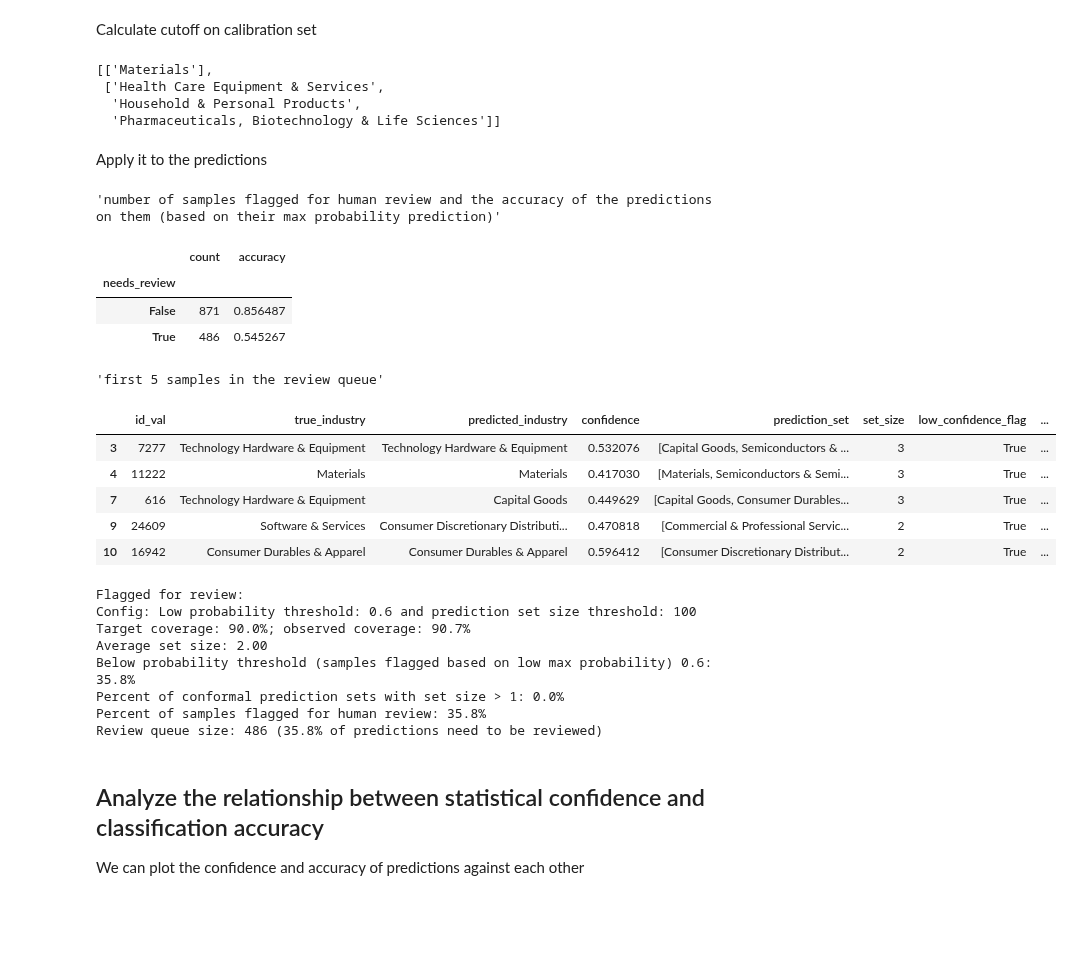
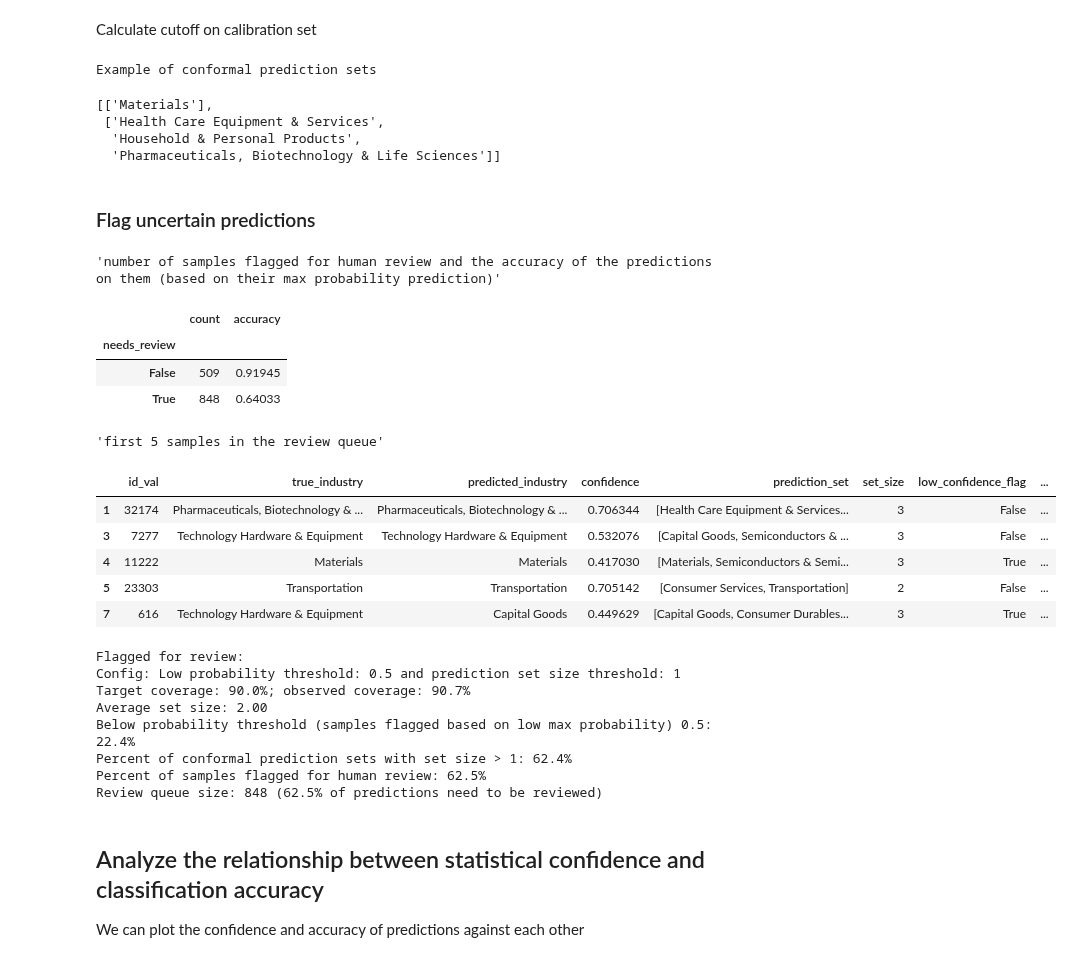
Before and after one commit to aobermuhlner/prov_repo_practica_1_DS, a Jupyter notebook: notebooks/notebooks_daniel/confidence.ipynb, the cells around one changed output. Cells and saved outputs as stored; diff of their text form; code cells hidden in the pictures; blank space fills up the shorter version.

Commit message:
Changed some comments, added margin based flagging for review too

```diff
--- a/notebooks/notebooks_daniel/confidence.ipynb
+++ b/notebooks/notebooks_daniel/confidence.ipynb
@@ -269,32 +288,42 @@ def conformal_prediction(y_probs, cutoff):
     prediction_sets = [industry_names[row].tolist() for row in in_prediction_set]
     return in_prediction_set, prediction_sets
 
+print("Example of conformal prediction sets")
 in_prediction_set, prediction_sets = conformal_prediction(y_probs, cutoff)
 prediction_sets[:2]
 # %% [output]
-[['Materials'],
- ['Health Care Equipment & Services',
-  'Household & Personal Products',
-  'Pharmaceuticals, Biotechnology & Life Sciences']]
+Example of conformal prediction sets
+[['Materials'],
+ ['Health Care Equipment & Services',
+  'Household & Personal Products',
+  'Pharmaceuticals, Biotechnology & Life Sciences']]
 # %% [markdown]
-Apply it to the predictions
+### Flag uncertain predictions
 # %%
 # Configuration
-LOW_PROBABILITY_THRESHOLD = 0.6 # flag predictions with max probability below threshold
+LOW_PROBABILITY_THRESHOLD = 0.5 # flag predictions with max probability below threshold
 SET_SIZE_THRESHOLD = 1 # flag prediction sets with size > threshold.
-
+MARGIN_THRESHOLD = 0.1 # flag predictions with margin between top 2 classes below threshold
 
 def flag_uncertain_predictions(y_probs, prediction_sets):
     # flag predictions with max probability below threshold
+    # We could use a differen confidence measure here.
     confidence = y_probs.max(axis=1)
     low_confidence = confidence < LOW_PROBABILITY_THRESHOLD
+
+    # We also flag for review if the margin between the top 2 predictions is too small
+    margin = confidence_difference_top_2(y_probs)
+    small_margin = margin < MARGIN_THRESHOLD
 
     # flag predictions with a conformal set size not equal to 1
     set_sizes = np.array([len(s) for s in prediction_sets])
     conformal_review = set_sizes > SET_SIZE_THRESHOLD
 
-    # review is either is true
-    needs_review = low_confidence | conformal_review
+    # review if the confidence is to low, margin is too small or the conformal prediction set size is too large
+    needs_review = (low_confidence
+        | small_margin
+        | conformal_review
+    )
     covered = in_prediction_set[np.arange(len(y_val)), y_val]
 
     conformal_results = pd.DataFrame({
@@ -311,48 +340,48 @@ def flag_uncertain_predictions(y_probs, prediction_sets):
     review_queue = conformal_results[conformal_results["needs_review_flag"]]
 
     review_summary = pd.DataFrame({
         "needs_review": needs_review,
         "correct": y_pred == y_val,
     }).groupby("needs_review").agg(count=("correct", "size"), accuracy=("correct", "mean"))
     display("number of samples flagged for human review and the accuracy of the predictions on them (based on their max probability prediction)")
     display(review_summary)
     display("first 5 samples in the review queue")
     display(review_queue.head())
 
 
     print("Flagged for review:")
     print(f"Config: Low probability threshold: {LOW_PROBABILITY_THRESHOLD} and prediction set size threshold: {SET_SIZE_THRESHOLD}")
     print(f"Target coverage: {1 - alpha:.1%}; observed coverage: {covered.mean():.1%}")
     print(f"Average set size: {set_sizes.mean():.2f}")
     print(f"Below probability threshold (samples flagged based on low max probability) {LOW_PROBABILITY_THRESHOLD}: {low_confidence.mean():.1%}")
     print(f"Percent of conformal prediction sets with set size > 1: {conformal_review.mean():.1%}")
     print(f"Percent of samples flagged for human review: {needs_review.mean():.1%}")
     print(f"Review queue size: {len(review_queue)} ({len(review_queue) / len(y_val):.1%} of predictions need to be reviewed)")
 
     return review_queue
 
 review_queue = flag_uncertain_predictions(y_probs, prediction_sets)
 # %% [output]
 'number of samples flagged for human review and the accuracy of the predictions on them (based on their max probability prediction)'
 |  | count | accuracy |
 | needs_review |  |  |
-| False | 871 | 0.856487 |
-| True | 486 | 0.545267 |
+| False | 509 | 0.91945 |
+| True | 848 | 0.64033 |
 'first 5 samples in the review queue'
 |  | id_val | true_industry | predicted_industry | confidence | prediction_set | set_size | low_confidence_flag | ... |
-| 3 | 7277 | Technology Hardware & Equipment | Technology Hardware & Equipment | 0.532076 | [Capital Goods, Semiconductors & ... | 3 | True | ... |
+| 1 | 32174 | Pharmaceuticals, Biotechnology & ... | Pharmaceuticals, Biotechnology & ... | 0.706344 | [Health Care Equipment & Services... | 3 | False | ... |
+| 3 | 7277 | Technology Hardware & Equipment | Technology Hardware & Equipment | 0.532076 | [Capital Goods, Semiconductors & ... | 3 | False | ... |
 | 4 | 11222 | Materials | Materials | 0.417030 | [Materials, Semiconductors & Semi... | 3 | True | ... |
+| 5 | 23303 | Transportation | Transportation | 0.705142 | [Consumer Services, Transportation] | 2 | False | ... |
 | 7 | 616 | Technology Hardware & Equipment | Capital Goods | 0.449629 | [Capital Goods, Consumer Durables... | 3 | True | ... |
-| 9 | 24609 | Software & Services | Consumer Discretionary Distributi... | 0.470818 | [Commercial & Professional Servic... | 2 | True | ... |
-| 10 | 16942 | Consumer Durables & Apparel | Consumer Durables & Apparel | 0.596412 | [Consumer Discretionary Distribut... | 2 | True | ... |
 Flagged for review:
-Config: Low probability threshold: 0.6 and prediction set size threshold: 100
+Config: Low probability threshold: 0.5 and prediction set size threshold: 1
 Target coverage: 90.0%; observed coverage: 90.7%
 Average set size: 2.00
-Below probability threshold (samples flagged based on low max probability) 0.6: 35.8%
-Percent of conformal prediction sets with set size > 1: 0.0%
-Percent of samples flagged for human review: 35.8%
-Review queue size: 486 (35.8% of predictions need to be reviewed)
+Below probability threshold (samples flagged based on low max probability) 0.5: 22.4%
+Percent of conformal prediction sets with set size > 1: 62.4%
+Percent of samples flagged for human review: 62.5%
+Review queue size: 848 (62.5% of predictions need to be reviewed)
 # %% [markdown]
 ## Analyze the relationship between statistical confidence and classification accuracy
 
```
Also changed, not shown: parts of 7 cells of this notebook, 1 other file.
